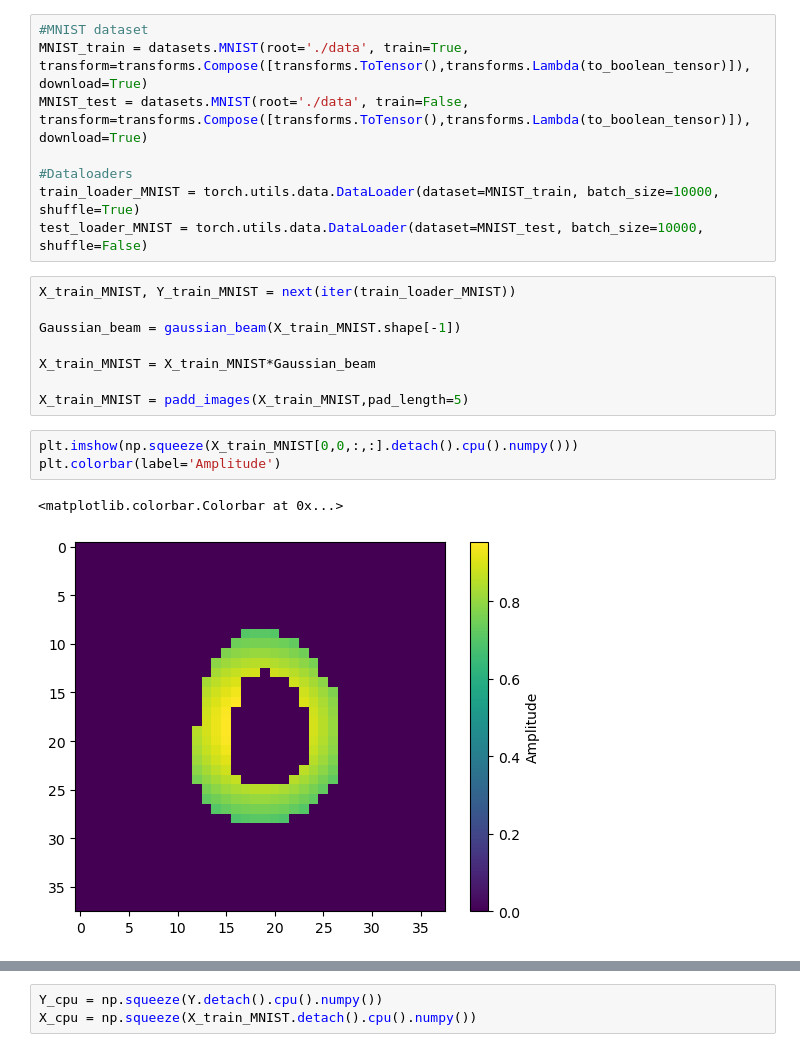
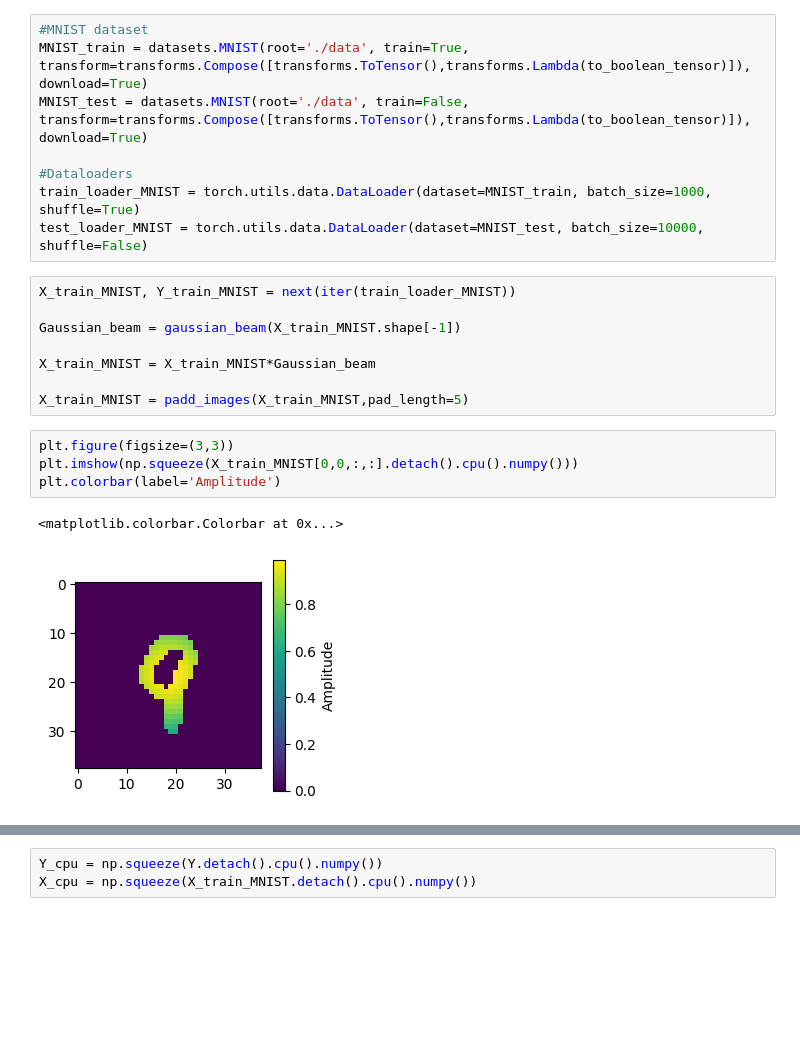
Before and after one commit to ASkalli/ONN_SLM, a Jupyter notebook: Test_linear_ONN.ipynb, the cells around one changed output, grey strips where cells are left out. Saved outputs shown, nothing was run; the diff lists cells and outputs as text; blank space fills up the shorter version.

```diff
--- a/Test_linear_ONN.ipynb
+++ b/Test_linear_ONN.ipynb
@@ -15,7 +15,7 @@ MNIST_train = datasets.MNIST(root='./data', train=True, transform=transforms.Com
 MNIST_test = datasets.MNIST(root='./data', train=False, transform=transforms.Compose([transforms.ToTensor(),transforms.Lambda(to_boolean_tensor)]), download=True)
 
 #Dataloaders
-train_loader_MNIST = torch.utils.data.DataLoader(dataset=MNIST_train, batch_size=10000, shuffle=True)
+train_loader_MNIST = torch.utils.data.DataLoader(dataset=MNIST_train, batch_size=1000, shuffle=True)
 test_loader_MNIST = torch.utils.data.DataLoader(dataset=MNIST_test, batch_size=10000, shuffle=False)
 # %%
 X_train_MNIST, Y_train_MNIST = next(iter(train_loader_MNIST))
@@ -26,9 +26,10 @@ X_train_MNIST = X_train_MNIST*Gaussian_beam
 
 X_train_MNIST = padd_images(X_train_MNIST,pad_length=5)
 # %%
+plt.figure(figsize=(3,3))
 plt.imshow(np.squeeze(X_train_MNIST[0,0,:,:].detach().cpu().numpy()))
 plt.colorbar(label='Amplitude')
 # %% [output]
 <matplotlib.colorbar.Colorbar at 0x...>
-[figure, old version]
+[figure, new version]
 # %%
```
Also changed, not shown: parts of 10 cells of this notebook, 3 other files.
